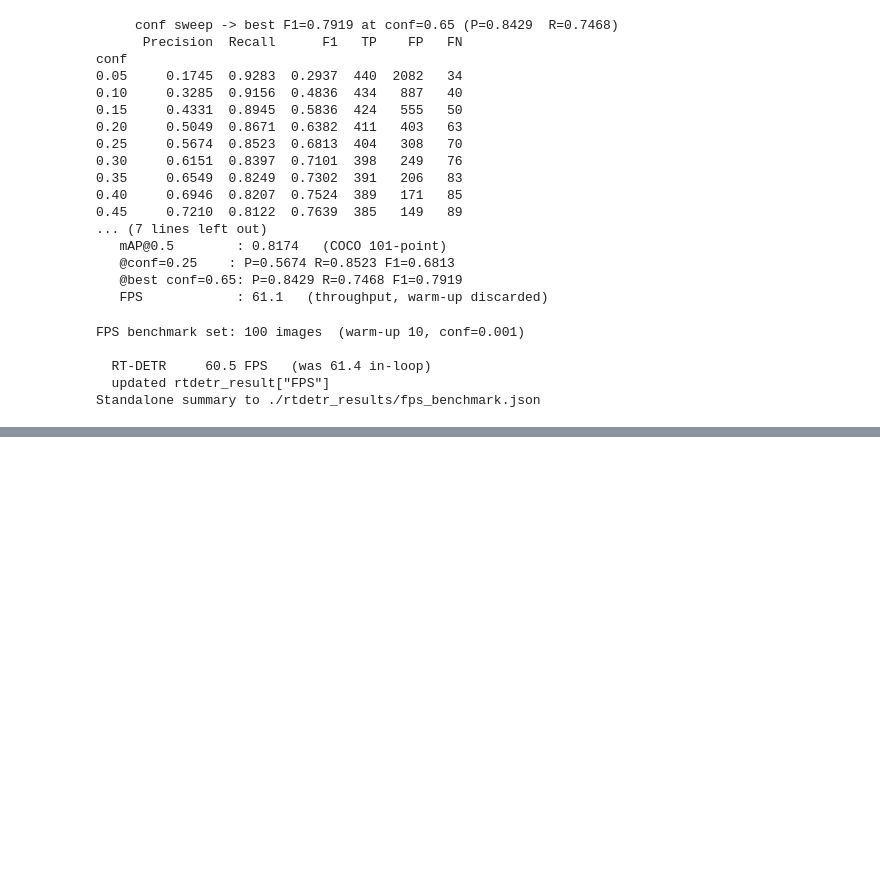
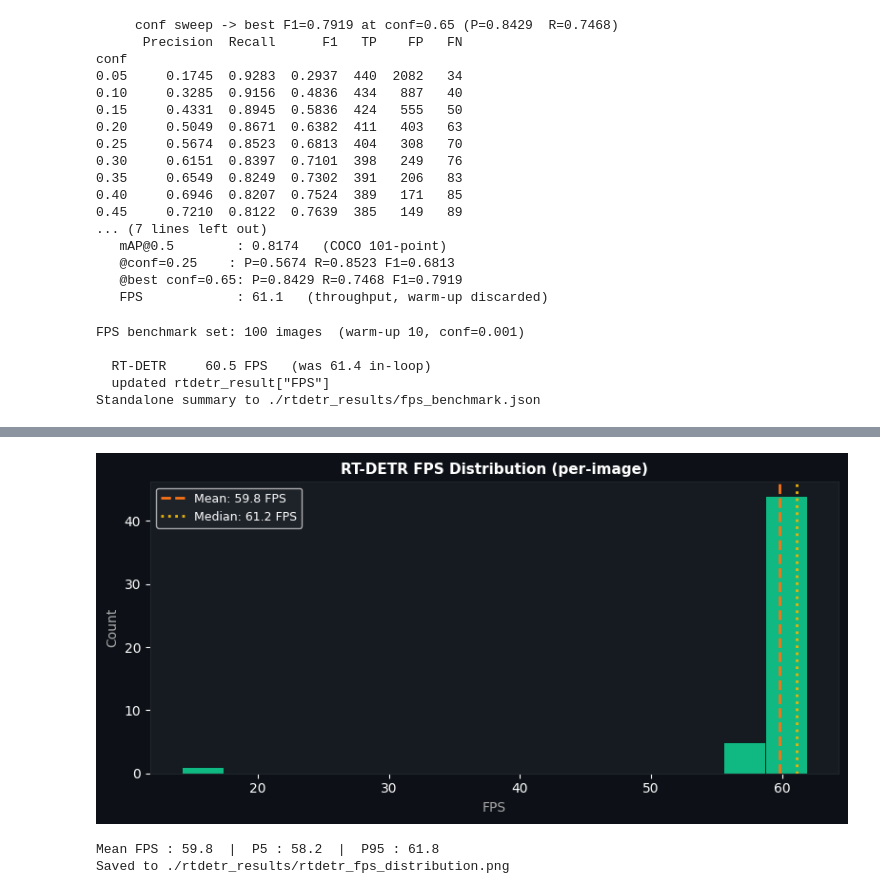
Before and after one commit to Vin456/RGDA-YOLOv8m, a Jupyter notebook: rtdetr.ipynb, the cells around one changed output, grey strips where cells are left out. Cells and saved outputs as stored; diff of their text form; code cells hidden in the pictures; blank space fills up the shorter version.

```diff
--- a/rtdetr.ipynb
+++ b/rtdetr.ipynb
@@ -890,0 +1092,67 @@ Standalone summary to ./rtdetr_results/fps_benchmark.json
+# %%
+# RT-DETR FPS Distribution
+
+_model3 = _RTDETR(RTDETR_WEIGHTS)
+_model3.to(DEVICE)
+
+_fps_log = []
+_sample_recs = [r for r in records if cv2.imread(str(r["image_path"])) is not None][:50]
+
+for rec in tqdm(_sample_recs, desc="  FPS benchmark"):
+    img = cv2.imread(str(rec["image_path"]))
+    t0 = time.perf_counter()
+    _model3(
+        img,
+        imgsz=IMG_SIZE,
+        conf=CONF_THRESH,
+        iou=IOU_THRESH,
+        verbose=False,
+        device=DEVICE,
+    )
+    _fps_log.append(1.0 / (time.perf_counter() - t0))
+
+fig, ax = plt.subplots(figsize=(8, 4))
+fig.patch.set_facecolor("#0d1117")
+ax.set_facecolor("#161b22")
+
+ax.hist(_fps_log, bins=15, color="#10b981", edgecolor="#0d1117", linewidth=0.6)
+ax.axvline(
+    np.mean(_fps_log),
+    color="#f97316",
+    linestyle="--",
+    linewidth=2,
+    label=f"Mean: {np.mean(_fps_log):.1f} FPS",
+)
+ax.axvline(
+    np.median(_fps_log),
+    color="#eab308",
+    linestyle=":",
+    linewidth=2,
+    label=f"Median: {np.median(_fps_log):.1f} FPS",
+)
+
+ax.set_title(
+    "RT-DETR FPS Distribution (per-image)",
+    color="white",
+    fontsize=11,
+    fontweight="bold",
+)
+ax.set_xlabel("FPS", color="#aaa")
+ax.set_ylabel("Count", color="#aaa")
+ax.tick_params(colors="white")
+for sp in ax.spines.values():
+    sp.set_edgecolor("#21262d")
+ax.legend(facecolor="#21262d", labelcolor="white", fontsize=9)
+
+plt.tight_layout()
+out = f"{OUTPUT_DIR}/rtdetr_fps_distribution.png"
+plt.savefig(out, dpi=130, bbox_inches="tight", facecolor="#0d1117")
+plt.show()
+print(
+    f"Mean FPS : {np.mean(_fps_log):.1f}  |  P5 : {np.percentile(_fps_log, 5):.1f}  |  P95 : {np.percentile(_fps_log, 95):.1f}"
+)
+print(f"Saved to {out}")
+# %% [output]
+[figure, added]
+Mean FPS : 59.8  |  P5 : 58.2  |  P95 : 61.8
+Saved to ./rtdetr_results/rtdetr_fps_distribution.png
```
Also changed, not shown: parts of 2 cells of this notebook.
